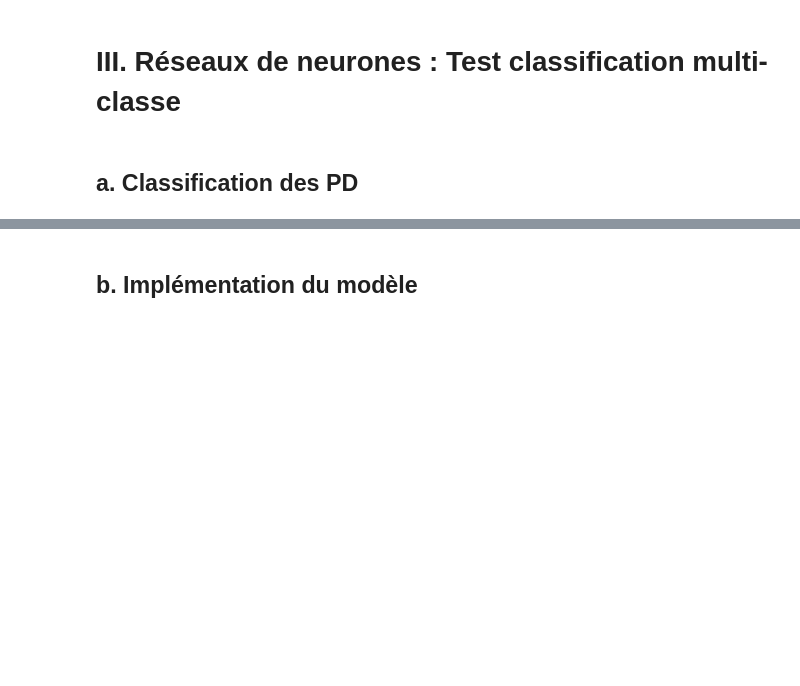
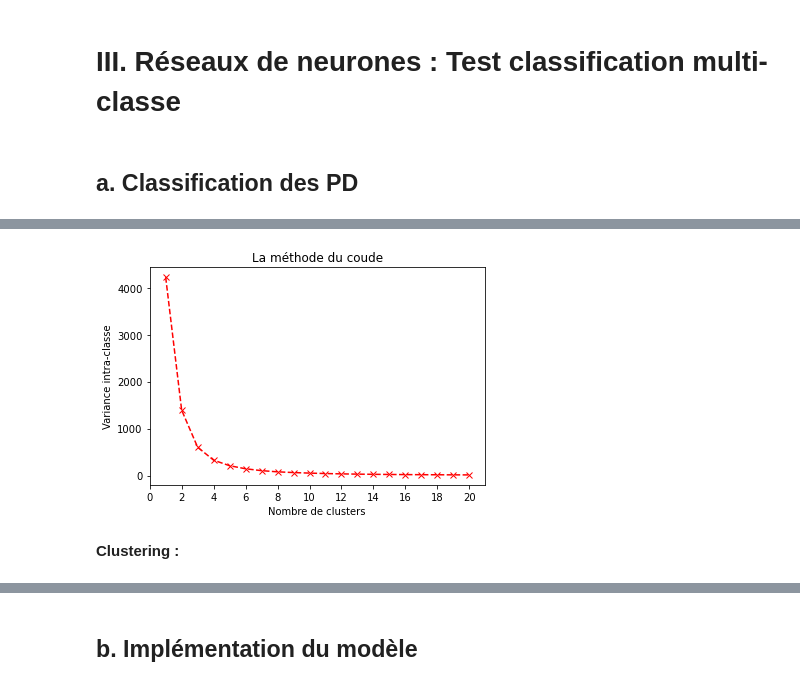
Before and after one commit to Rxzh/PD, a Jupyter notebook: Architecture réseaux de neurones.ipynb, the cells around one changed output, grey strips where cells are left out. Cells and saved outputs as stored; diff of their text form; code cells hidden in the pictures; blank space fills up the shorter version.

```diff
--- a/Architecture réseaux de neurones.ipynb
+++ b/Architecture réseaux de neurones.ipynb
@@ -553,3 +525,28 @@ X_train.shape
+# %%
+def regle_du_coude(base_input, nb_cluster_teste):
+
+    distortions = []
+    df = pd.DataFrame(columns = ['X', 'Y'])
+    df["X"]=base_input
+    df["Y"]=base_input
+
+    for k in range(1,nb_cluster_teste+1):
+        kmeanModel = KMeans(n_clusters=k)
+        kmeanModel.fit(df)
+        distortions.append(kmeanModel.inertia_)
+
+    plt.plot(range(1,nb_cluster_teste+1), distortions, 'rx--')
+    plt.xticks(range(0,nb_cluster_teste+1,2))
+    plt.xlabel('Nombre de clusters',)
+    plt.ylabel('Variance intra-classe')
+    plt.title('La méthode du coude')
+    plt.show()
+
+regle_du_coude(y_train_exp,20)
+# %% [output]
+[figure, added]
+# %% [markdown]
+**Clustering :**
 # %%
 #Au départ : reprendre base de train et de test créées dans la partie I.
 #X_train, y_train, X_test, y_test
```
Also changed, not shown: parts of 29 cells of this notebook.
